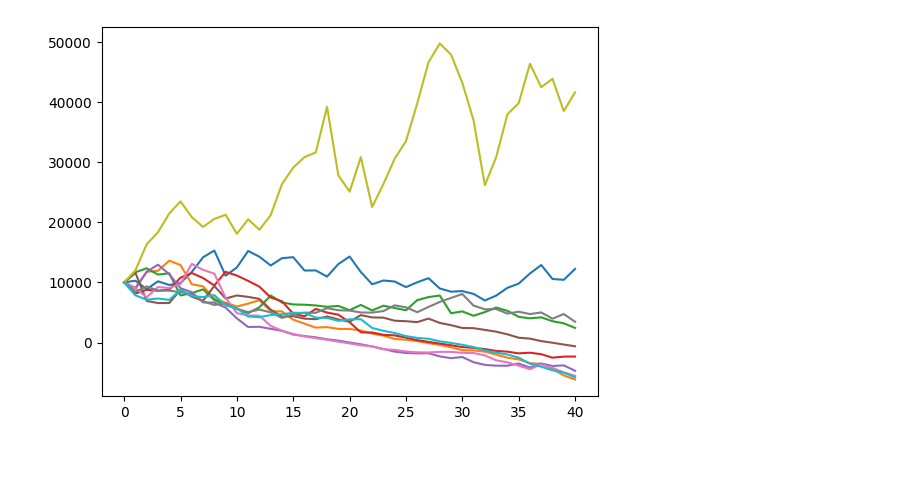
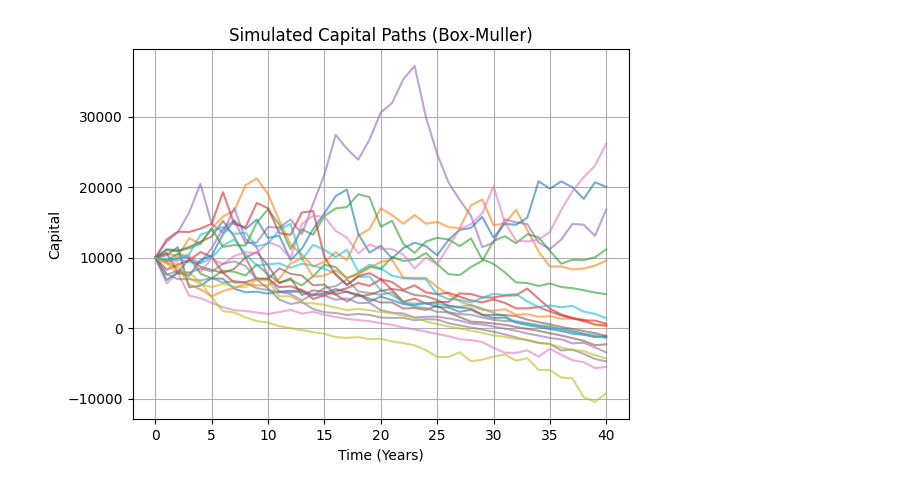
Before and after one commit to tim901225pn-ui/ConteCarlo, a Jupyter notebook: Untitled-1.ipynb, the cells around one changed output. Saved outputs shown, nothing was run; the diff lists cells and outputs as text; code cells hidden in the pictures; blank space fills up the shorter version.

```diff
--- a/Untitled-1.ipynb
+++ b/Untitled-1.ipynb
@@ -4,22 +4,48 @@ T = 40 #Laufzeit
 Z = 300 #Jährliche Auszahlung
 mu = 0.02 #Erwartung der jährlichen Renditen
 sigma = 0.15 #Varianz der jährlichen Renditen
-n = 10
+n = 20
 # %%
 import numpy as np
 import pandas as pd
 import matplotlib.pyplot as plt
 # %%
-K = np.zeros((n,T))
-K0n = np.array([K0 for i in range(n)])
-K = np.c_[K0n, K]
+K = np.zeros((n, T+1))
+K[:, 0] = K0
 
-for k in range(n):
-    for i in range(T):
-        U1, U2 = np.random.uniform(0,1,2)
-        x1 = np.sqrt(-2*np.log(U1))*np.cos(2*np.pi*U2)
-        R = x1*sigma + mu
-        K[k][i+1] = K[k][i]*(1+R) - Z
-    plt.plot(K[k])
+# Number of normal draws needed
+N = n * T
+
+if N % 2 == 1:
+    N += 1
+
+# Uniform random numbers
+U1 = np.random.uniform(0, 1, N//2)
+U2 = np.random.uniform(0, 1, N//2)
+
+# Box-Muller transform
+Z1 = np.sqrt(-2 * np.log(U1)) * np.cos(2 * np.pi * U2)
+Z2 = np.sqrt(-2 * np.log(U1)) * np.sin(2 * np.pi * U2)
+
+# trimming
+Z_all = np.concatenate([Z1, Z2])[:n*T]
+
+# Scale to desired normal distribution
+R = sigma * Z_all + mu
+
+# Reshape into (n paths × T years)
+R = R.reshape(n, T)
+
+for t in range(T):
+    K[:, t+1] = K[:, t] * (1 + R[:, t]) - Z
+
+for i in range(20):
+    plt.plot(K[i], alpha=0.6)
+
+plt.title("Simulated Capital Paths (Box-Muller)")
+plt.xlabel("Time (Years)")
+plt.ylabel("Capital")
+plt.grid(True)
+plt.show()
 # %% [output]
-[figure, old version]
+[figure, new version]
```
